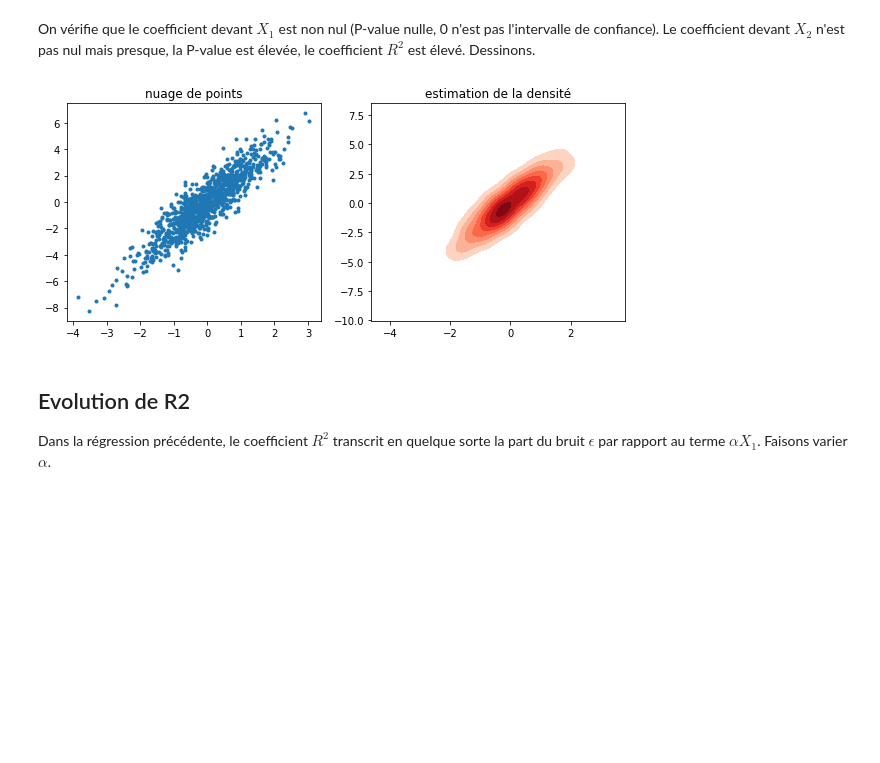
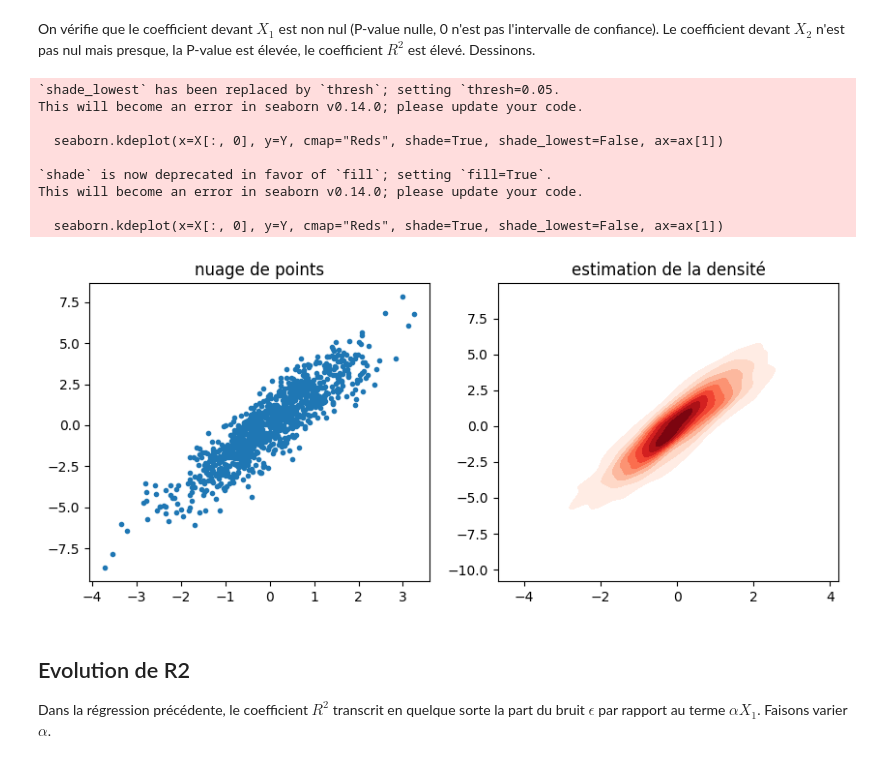
Before and after one commit to sdpython/mlstatpy, a Jupyter notebook: _doc/notebooks/dsgarden/regression_lineaire.ipynb, the cells around one changed output. Saved outputs shown, nothing was run; the diff lists cells and outputs as text; code cells hidden in the pictures; blank space fills up the shorter version.

```diff
--- a/_doc/notebooks/dsgarden/regression_lineaire.ipynb
+++ b/_doc/notebooks/dsgarden/regression_lineaire.ipynb
@@ -62,14 +63,23 @@ On vérifie que le coefficient devant $X_1$ est non nul (P-value nulle, 0 n'est
 # %%
 import matplotlib.pyplot as plt
 import seaborn
 
 fig, ax = plt.subplots(1, 2, figsize=(10, 4))
 ax[0].plot(X[:, 0], Y, ".")
-seaborn.kdeplot(X[:, 0], Y, cmap="Reds", shade=True, shade_lowest=False, ax=ax[1])
+seaborn.kdeplot(x=X[:, 0], y=Y, cmap="Reds", shade=True, shade_lowest=False, ax=ax[1])
 ax[0].set_title("nuage de points")
 ax[1].set_title("estimation de la densité");
 # %% [output]
+`shade_lowest` has been replaced by `thresh`; setting `thresh=0.05.
+This will become an error in seaborn v0.14.0; please update your code.
+
+  seaborn.kdeplot(x=X[:, 0], y=Y, cmap="Reds", shade=True, shade_lowest=False, ax=ax[1])
+
+`shade` is now deprecated in favor of `fill`; setting `fill=True`.
+This will become an error in seaborn v0.14.0; please update your code.
+
+  seaborn.kdeplot(x=X[:, 0], y=Y, cmap="Reds", shade=True, shade_lowest=False, ax=ax[1])
-[figure, old version]
+[figure, new version]
 # %% [markdown]
 ## Evolution de R2
 
```
Also changed, not shown: parts of 30 cells of this notebook, 51 other files.
